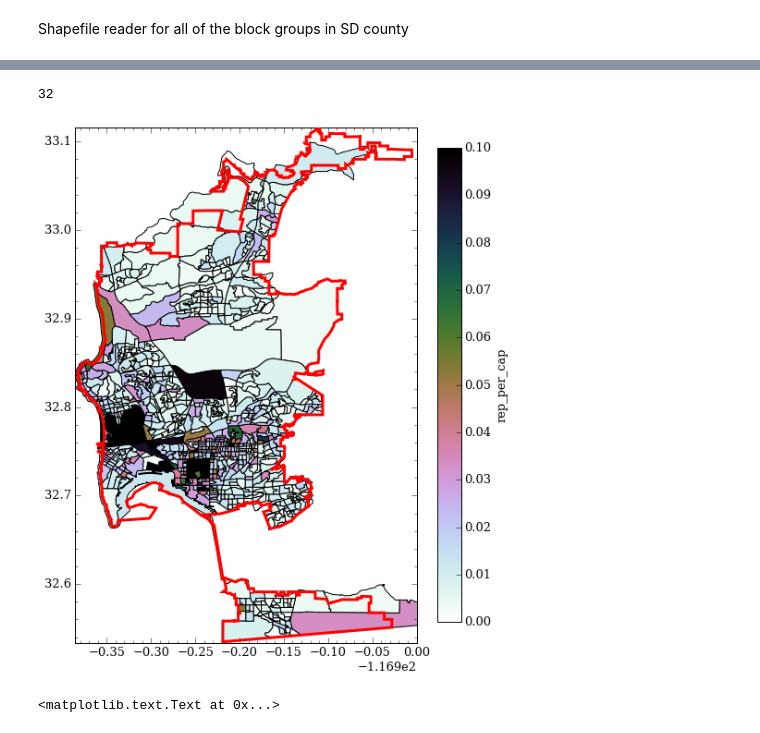
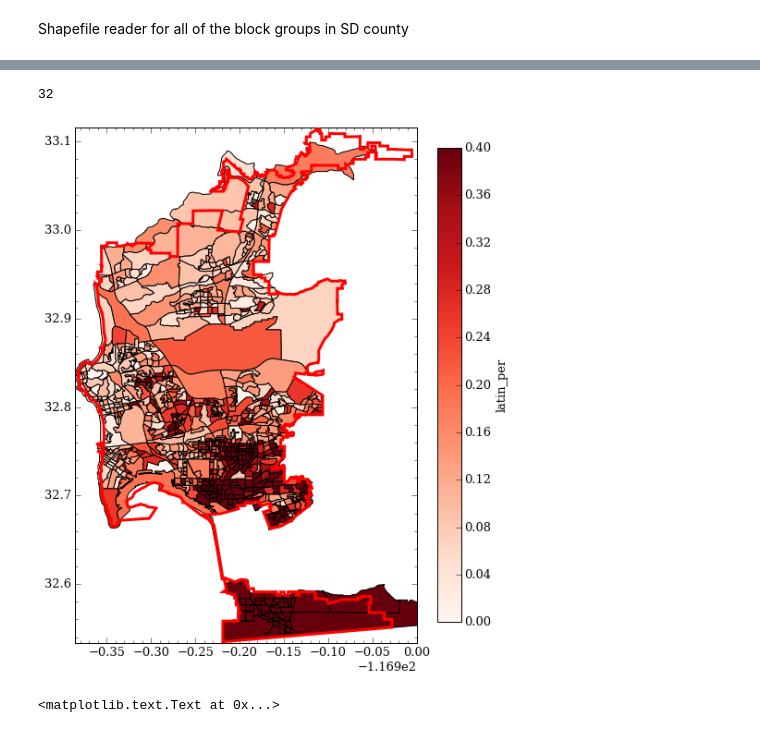
Before and after one commit to katiesch/insight2016, a Jupyter notebook: data_exploration.ipynb, the cells around one changed output, grey strips where cells are left out. Cells and saved outputs as stored; diff of their text form; code cells hidden in the pictures.

```diff
--- a/data_exploration.ipynb
+++ b/data_exploration.ipynb
@@ -89,13 +89,6 @@ sd_city_proper['tract'] = sd_city_proper['tract'].astype(float)
 sd_bg_edited = pd.read_csv('tract_blockgroups_to_ignore.csv')
 sd_bg_edited['blockgroup'] = sd_bg_edited['blockgroup'].astype(float)
 sd_bg_edited['tract'] = sd_bg_edited['tract'].astype(float)
-# %%
-for i in range(0,10):
-    temp_tract = census_combo.loc[i, 'tract']
-    temp_bg = census_combo.loc[i, 'blockgroup']
-    if (len(np.where((sd_bg_edited['tract']==temp_tract)
-                         & (sd_bg_edited['blockgroup']==temp_bg))[0])>0):
-        census_combo.loc[i, 'tract_in_city'] = 0.0
 # %%
 p1 = Proj("+init=EPSG:2230", preserve_units=True)
 
@@ -113,6 +106,7 @@ for i in range(32,33):
 
 patches = []
 for i in range(0,len(sdcounty_index)):
+    if (census_combo.loc[i, column_choice])
     if (len(np.where(sd_city_proper['tract'] == sdcounty.loc[sdcounty_index[i],
                                                              'tract'])[0])>0):
         temp_tract = sdcounty.loc[sdcounty_index[i],'tract']
@@ -155,0 +131,4 @@ array(['Unnamed: 0', 'tract', 'blockgroup', 'count', 'graffiti_count',
+# %%
+census_combo['web_per'] = census_combo['web_counts'] / census_combo['count']
+census_combo['mobile_per'] = census_combo['mobile_counts'] / census_combo['count']
+census_combo['phone_per'] = census_combo['phone_counts'] / census_combo['count']
@@ -156,5 +139,5 @@ array(['Unnamed: 0', 'tract', 'blockgroup', 'count', 'graffiti_count',
 # %%
-column_choice = 'rep_per_cap'
+column_choice = 'latin_per'
 #column_choice = 'Estimate; Total'
 
 p1 = Proj("+init=EPSG:2230", preserve_units=True)
@@ -175,37 +158,37 @@ for i in range(0,len(sdcounty_index)):
     #plt.gca().add_patch(poly)
 
 colors = col_values
 
-p = PatchCollection(patches, cmap='cubehelix_r', alpha=1.0)
+p = PatchCollection(patches, cmap='Reds', alpha=1.0)
 p.set_array(np.array(colors))
-p.set_clim([min(colors),0.30])
-p.set_clim([min(colors),0.1])
+p.set_clim([min(colors),0.40])
+#p.set_clim([min(colors),max(colors)])
 
 ax.add_collection(p)
 
 patches1 = []
 for i in range(32,33):
     print i
     temp = pd.DataFrame(mc_shapes[i].points)
     lon, lat = p1(np.array(temp.loc[0:33632, 0]), np.array(temp.loc[0:33632, 1]), inverse=True)
     poly = plt.Polygon(np.transpose([lon,lat]), fc='none', ec='r', alpha=1.0, lw=3.0, zorder=3)
     patches1.append(poly)
     plt.gca().add_patch(poly)
 
 
 plt.axis('scaled')
 plt.minorticks_on()
 
 plt.colorbar(p, fraction=0.046, pad=0.04, shrink=1.0, label=column_choice)
 
 plt.ylim(32.533541,33.116178)
 plt.xlim(-117.285629,-116.9)
 
 plt.show()
 #mpld3.display()
 # %% [output]
 32
-[figure, old version]
+[figure, new version]
 # %%
 a = plt.hist(census_combo['graffiti_per'], bins=50, range=[0.001,1], histtype='step')
 plt.xlabel('Percentage of Reports: Graffiti')
```
Also changed, not shown: parts of 3 cells of this notebook.
